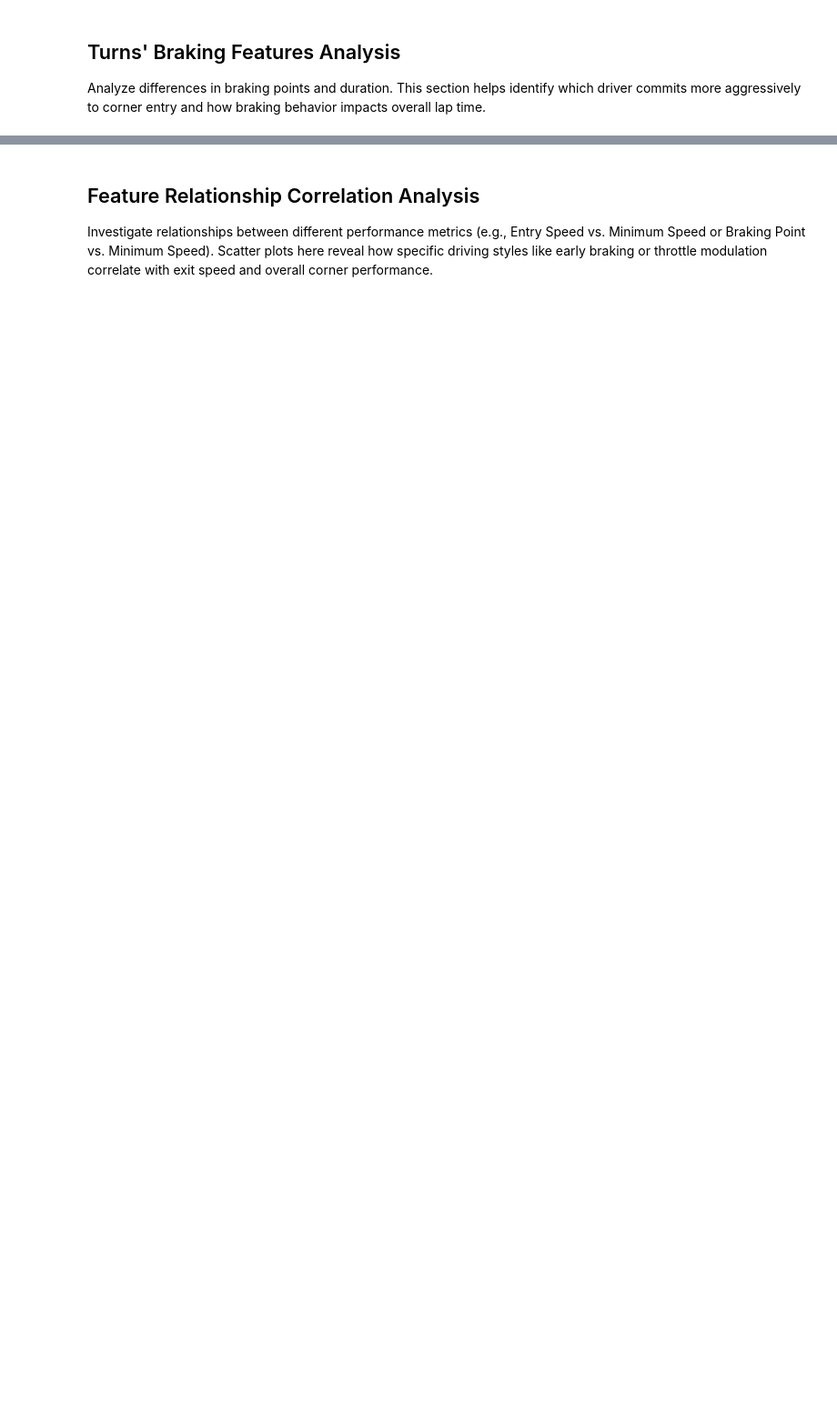
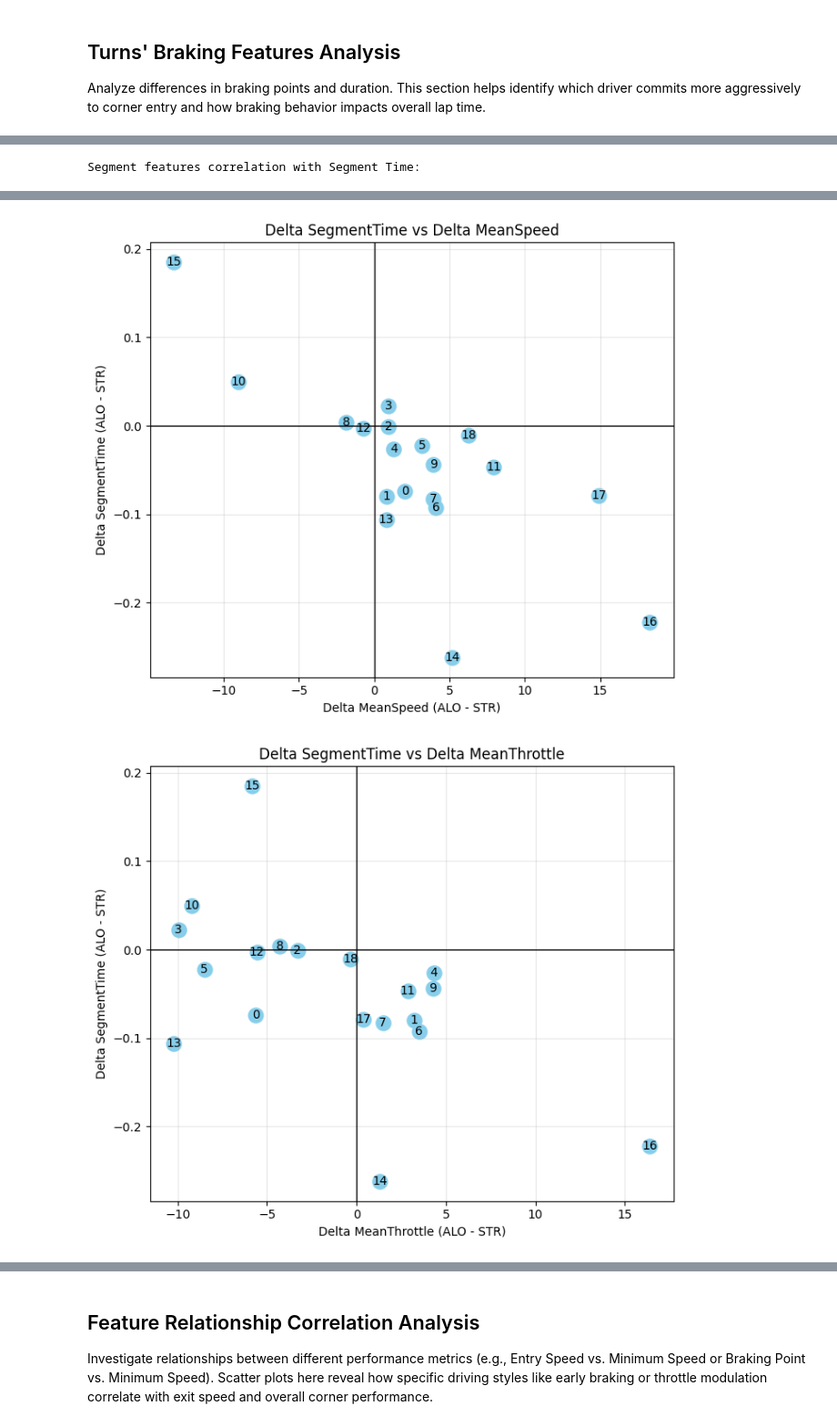
Before and after one commit to zelario/f1-teammate-analysis, a Jupyter notebook: notebooks/04_feature_analysis.ipynb, the cells around one changed output, grey strips where cells are left out. Shown at 91% size. Saved outputs shown, nothing was run; the diff lists cells and outputs as text; code cells hidden in the pictures; blank space fills up the shorter version.

```diff
--- a/notebooks/04_feature_analysis.ipynb
+++ b/notebooks/04_feature_analysis.ipynb
@@ -95,59 +165,57 @@ for feature in ["BrakingPoint", "BrakingDuration", "BrakingDistance"]:
 # %%
-time_correlations = []
-
-time_relationships = [
-    # Segment Features -> Segment Time
-    ("ExitSpeed", "SegmentTime"),
-    ("MinimumSpeed", "SegmentTime"),
-    ("MeanSpeed", "SegmentTime"),
-    ("StdSpeed", "SegmentTime"),
-    ("BrakingPoint", "SegmentTime"),
-    ("BrakingDistance", "SegmentTime"),
-    ("MeanThrottle", "SegmentTime"),
-    ("StdThrottle", "SegmentTime"),
-    ("FullThrottlePercentage", "SegmentTime"),
-    ("NumberOfShifts", "SegmentTime"),
-    ("MinimumRPM", "SegmentTime"),
-    ("MaximumRPM", "SegmentTime"),
+segment_features = [
+    column
+    for column in lap_1["Segments"].columns
+    if column not in ["Segment", "SegmentTime"]
 ]
 
-for x_feature, y_feature in time_relationships:
+segment_time_correlations = []
 
-    correlation = calculate_feature_correlation(
-        lap_1,
-        lap_2,
-        x_feature,
-        y_feature,
+for feature in segment_features:
+
+    segment_time_correlations.append(
+        calculate_feature_correlation(
+            lap_1,
+            lap_2,
+            feature,
+            "SegmentTime",
+        )
     )
 
-    time_correlations.append(correlation)
-
-time_correlations = (
-    pd.concat(time_correlations, ignore_index=True)
+segment_time_correlations = (
+    pd.concat(segment_time_correlations, ignore_index=True)
     .sort_values("Pearson", key=lambda s: s.abs(), ascending=False)
     .reset_index(drop=True)
 )
 
-display(time_correlations)
+print(f"Segment features correlation with Segment Time:")
+display(segment_time_correlations)
 
-plots = [
-    ("MeanSpeed", "SegmentTime"),
-    ("MinimumSpeed", "SegmentTime"),
-    ("MeanThrottle", "SegmentTime"),
-    ("FullThrottlePercentage", "SegmentTime"),
-    ("BrakingPoint", "SegmentTime"),
-]
+top_features = (
+    segment_time_correlations
+    .head(5)["FeatureX"]
+    .tolist()
+)
 
-for x_feature, y_feature in plots:
-    fig = scatterplot_features_relationship(lap_1, lap_2, x_feature, y_feature)
+for feature in top_features:
+
+    fig = scatterplot_features_relationship(
+        lap_1,
+        lap_2,
+        feature,
+        "SegmentTime",
+    )
+
     save_figure(
         fig,
         "features",
         "relationship",
-        f"{x_feature.lower()}_{y_feature.lower()}",
+        f"{feature.lower()}_segmenttime",
         YEAR,
         GRAND_PRIX,
         TEAM,
         driver_1,
         driver_2,
     )
+# %% [output]
+Segment features correlation with Segment Time:
@@ -153,0 +237,2 @@ for x_feature, y_feature in plots:
+[figure, added]
+[figure, added]
```
Also changed, not shown: parts of 15 cells of this notebook, 25 other files.
